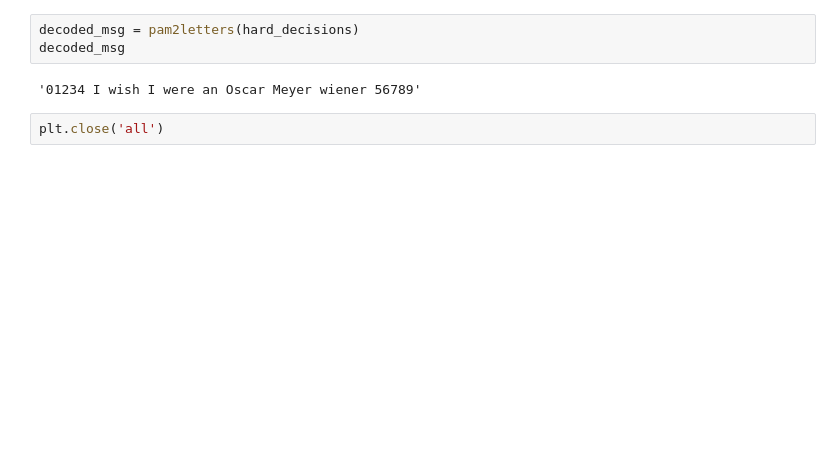
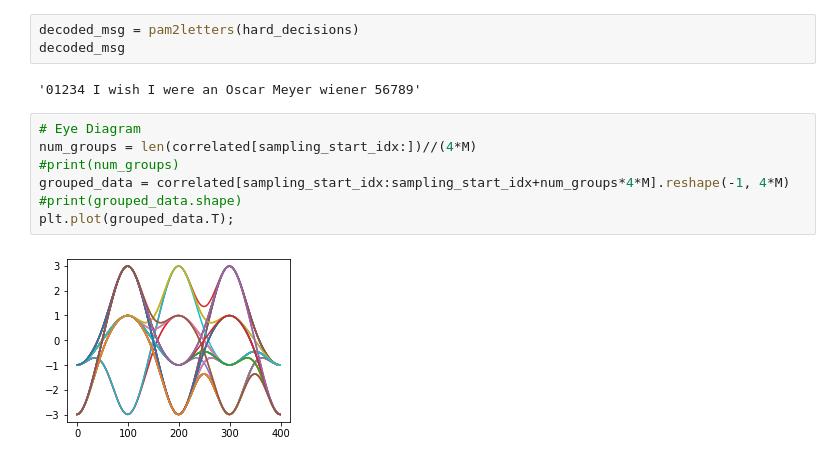
Before and after one commit to mohantyk/srd, a Jupyter notebook: Chap9.ipynb, the cells around one changed output. Cells and saved outputs as stored; diff of their text form; blank space fills up the shorter version.

Commit message:
Add eye diagram

```diff
--- a/Chap9.ipynb
+++ b/Chap9.ipynb
@@ -104,5 +97,12 @@ decoded_msg = pam2letters(hard_decisions)
 decoded_msg
 # %% [output]
 '01234 I wish I were an Oscar Meyer wiener 56789'
-# %%
-plt.close('all')
+# %%
+# Eye Diagram
+num_groups = len(correlated[sampling_start_idx:])//(4*M)
+#print(num_groups)
+grouped_data = correlated[sampling_start_idx:sampling_start_idx+num_groups*4*M].reshape(-1, 4*M)
+#print(grouped_data.shape)
+plt.plot(grouped_data.T);
+# %% [output]
+[figure, added]
```
Also changed, not shown: parts of 8 cells of this notebook.
